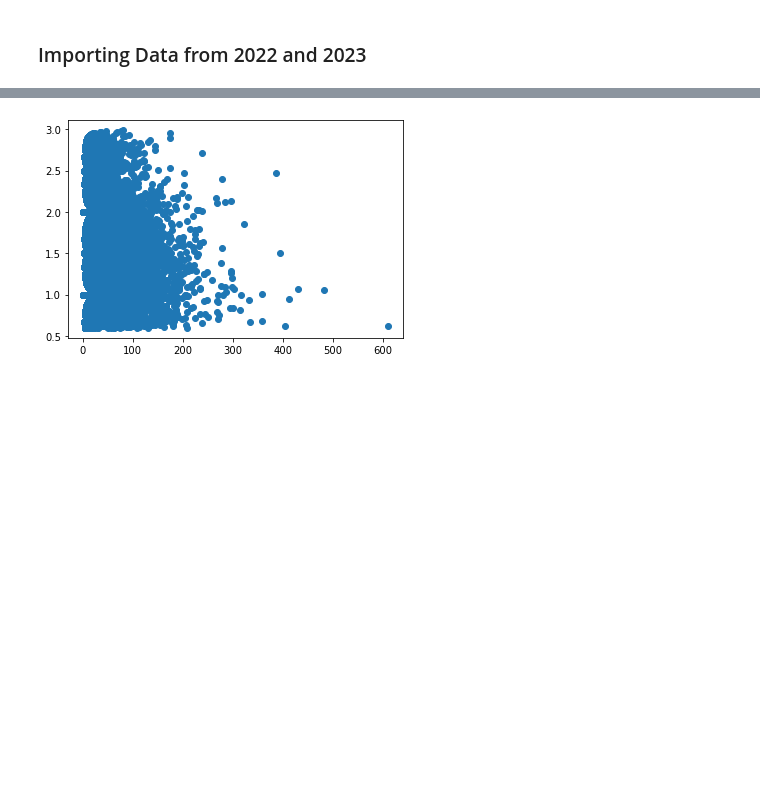
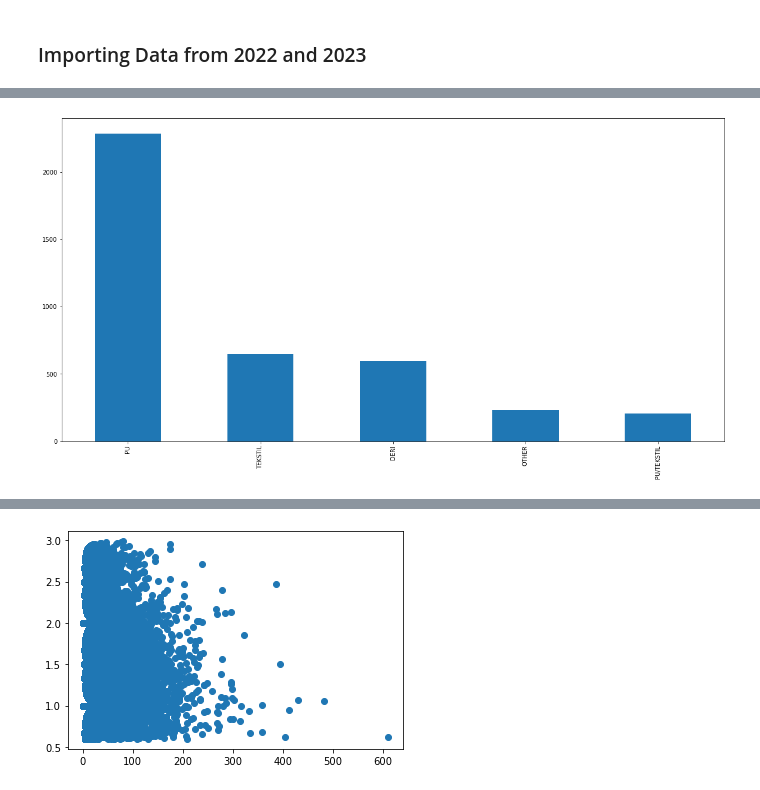
Before and after one commit to yasinsecal/PriceElasticity, a Jupyter notebook: Analysis.ipynb, the cells around one changed output, grey strips where cells are left out. Saved outputs shown, nothing was run; the diff lists cells and outputs as text; code cells hidden in the pictures; blank space fills up the shorter version.

Commit message:
Brand,Material features added

```diff
--- a/Analysis.ipynb
+++ b/Analysis.ipynb
@@ -163,0 +25,5 @@ data3[["Sales","Stock"]].corr()
+# %%
+data_uda.reset_index(drop=True,inplace=True)
+# %%
+condition = ((data_uda.DiscountRateOnPrice-data_uda.DiscountRateLag>=0.1) &
+            (data_uda.Sales>0) & (data_uda.PrevSales>0))
@@ -163,0 +82,6 @@ data3[["Sales","Stock"]].corr()
+# %%
+#plot Material count higher than 100
+data.Material.value_counts()[data.Material.value_counts()>100].plot(kind='bar',figsize=(20,10))
+plt.show()
+# %% [output]
+[figure, added]
```
Also changed, not shown: parts of 60 cells of this notebook.
